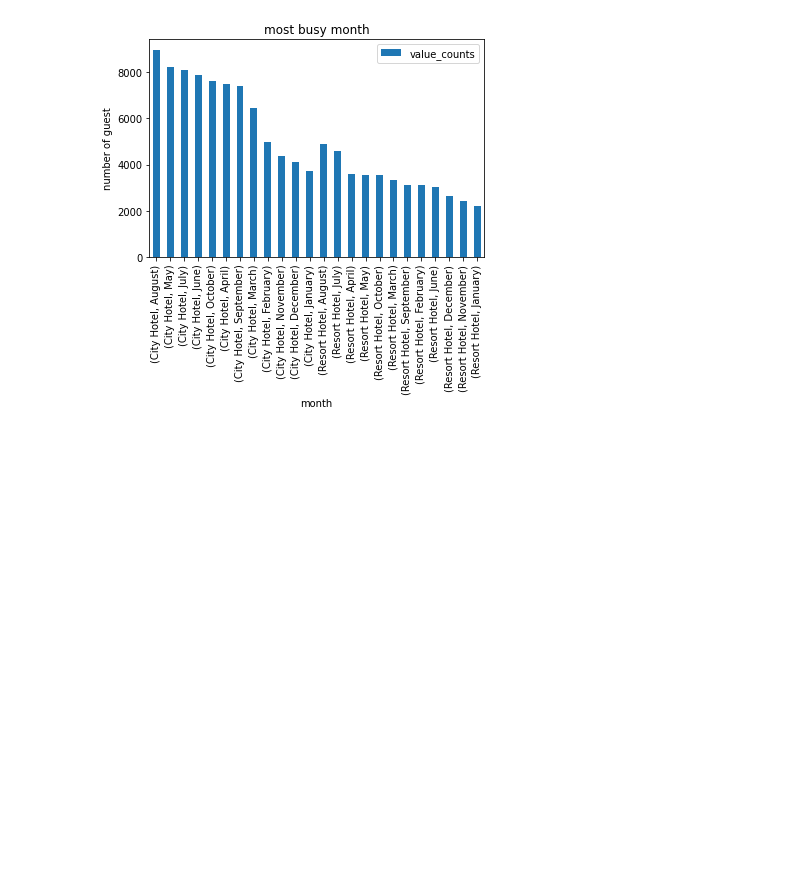
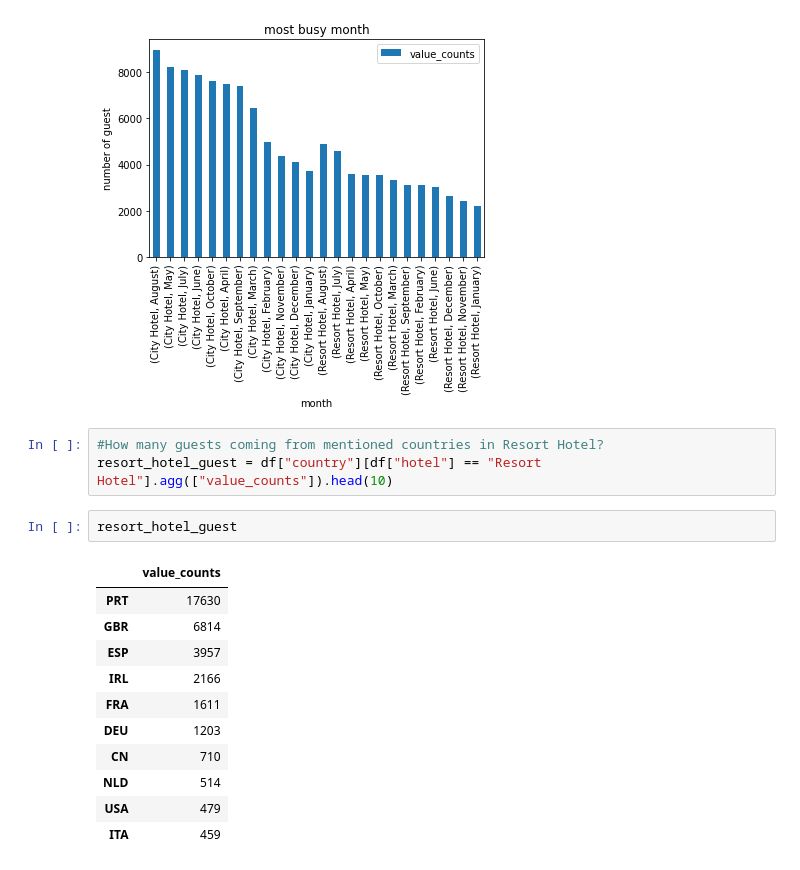
Before and after one commit to fkofkf431/Capestone-project1-Hotel-Booking-Analysis, a Jupyter notebook: Mohd_Firoz_Chaudhri_Hotel_Booking_Analysis_Capstone_Project.ipynb, the cells around one changed output. Cells and saved outputs as stored; diff of their text form; blank space fills up the shorter version.

```diff
--- a/Mohd_Firoz_Chaudhri_Hotel_Booking_Analysis_Capstone_Project.ipynb
+++ b/Mohd_Firoz_Chaudhri_Hotel_Booking_Analysis_Capstone_Project.ipynb
@@ -146,3 +146,20 @@ plt.xlabel('month')
 # %% [output]
 Text(0.5, 0, 'month')
 [figure]
+# %%
+#How many guests coming from mentioned countries in Resort Hotel?
+resort_hotel_guest = df["country"][df["hotel"] == "Resort Hotel"].agg(["value_counts"]).head(10)
+# %%
+resort_hotel_guest
+# %% [output]
+|  | value_counts |
+| PRT | 17630 |
+| GBR | 6814 |
+| ESP | 3957 |
+| IRL | 2166 |
+| FRA | 1611 |
+| DEU | 1203 |
+| CN | 710 |
+| NLD | 514 |
+| USA | 479 |
+| ITA | 459 |
```
Also changed, not shown: parts of 2 cells of this notebook.
